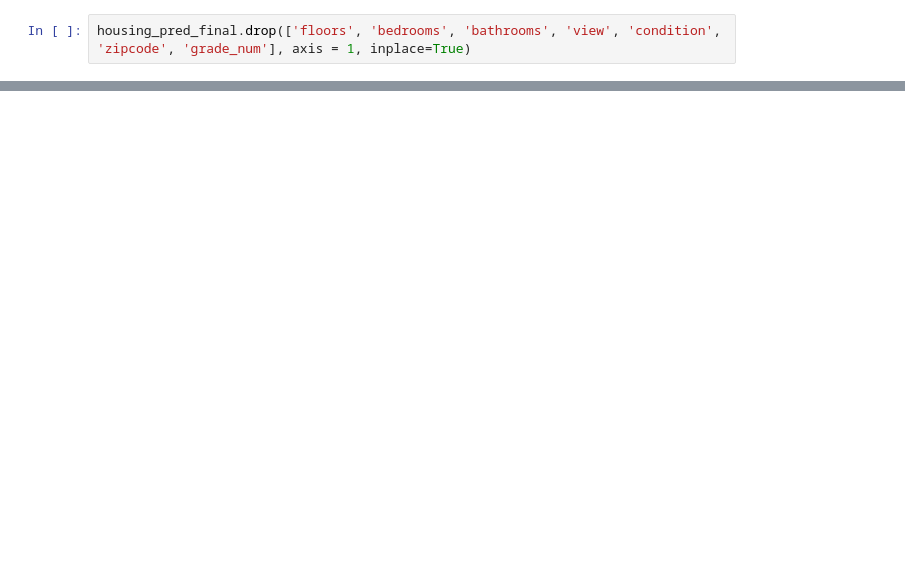
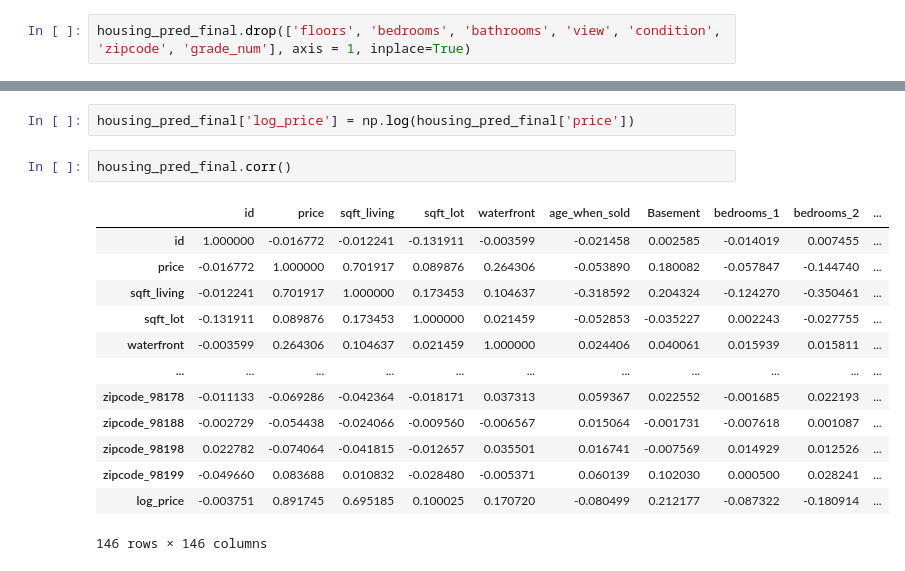
Before and after one commit to kangjw1208/King-Country-Real-Estate, a Jupyter notebook: Final-Copy1-Roger.ipynb, the cells around one changed output, grey strips where cells are left out. Saved outputs shown, nothing was run; the diff lists cells and outputs as text; blank space fills up the shorter version.

```diff
--- a/Final-Copy1-Roger.ipynb
+++ b/Final-Copy1-Roger.ipynb
@@ -322,0 +339,18 @@ housing_pred_final.columns
+# %%
+housing_pred_final['log_price'] = np.log(housing_pred_final['price'])
+# %%
+housing_pred_final.corr()
+# %% [output]
+|  | id | price | sqft_living | sqft_lot | waterfront | age_when_sold | Basement | bedrooms_1 | bedrooms_2 | ... |
+| id | 1.000000 | -0.016772 | -0.012241 | -0.131911 | -0.003599 | -0.021458 | 0.002585 | -0.014019 | 0.007455 | ... |
+| price | -0.016772 | 1.000000 | 0.701917 | 0.089876 | 0.264306 | -0.053890 | 0.180082 | -0.057847 | -0.144740 | ... |
+| sqft_living | -0.012241 | 0.701917 | 1.000000 | 0.173453 | 0.104637 | -0.318592 | 0.204324 | -0.124270 | -0.350461 | ... |
+| sqft_lot | -0.131911 | 0.089876 | 0.173453 | 1.000000 | 0.021459 | -0.052853 | -0.035227 | 0.002243 | -0.027755 | ... |
+| waterfront | -0.003599 | 0.264306 | 0.104637 | 0.021459 | 1.000000 | 0.024406 | 0.040061 | 0.015939 | 0.015811 | ... |
+| ... | ... | ... | ... | ... | ... | ... | ... | ... | ... | ... |
+| zipcode_98178 | -0.011133 | -0.069286 | -0.042364 | -0.018171 | 0.037313 | 0.059367 | 0.022552 | -0.001685 | 0.022193 | ... |
+| zipcode_98188 | -0.002729 | -0.054438 | -0.024066 | -0.009560 | -0.006567 | 0.015064 | -0.001731 | -0.007618 | 0.001087 | ... |
+| zipcode_98198 | 0.022782 | -0.074064 | -0.041815 | -0.012657 | 0.035501 | 0.016741 | -0.007569 | 0.014929 | 0.012526 | ... |
+| zipcode_98199 | -0.049660 | 0.083688 | 0.010832 | -0.028480 | -0.005371 | 0.060139 | 0.102030 | 0.000500 | 0.028241 | ... |
+| log_price | -0.003751 | 0.891745 | 0.695185 | 0.100025 | 0.170720 | -0.080499 | 0.212177 | -0.087322 | -0.180914 | ... |
+146 rows × 146 columns
```
Also changed, not shown: parts of 3 cells of this notebook.
